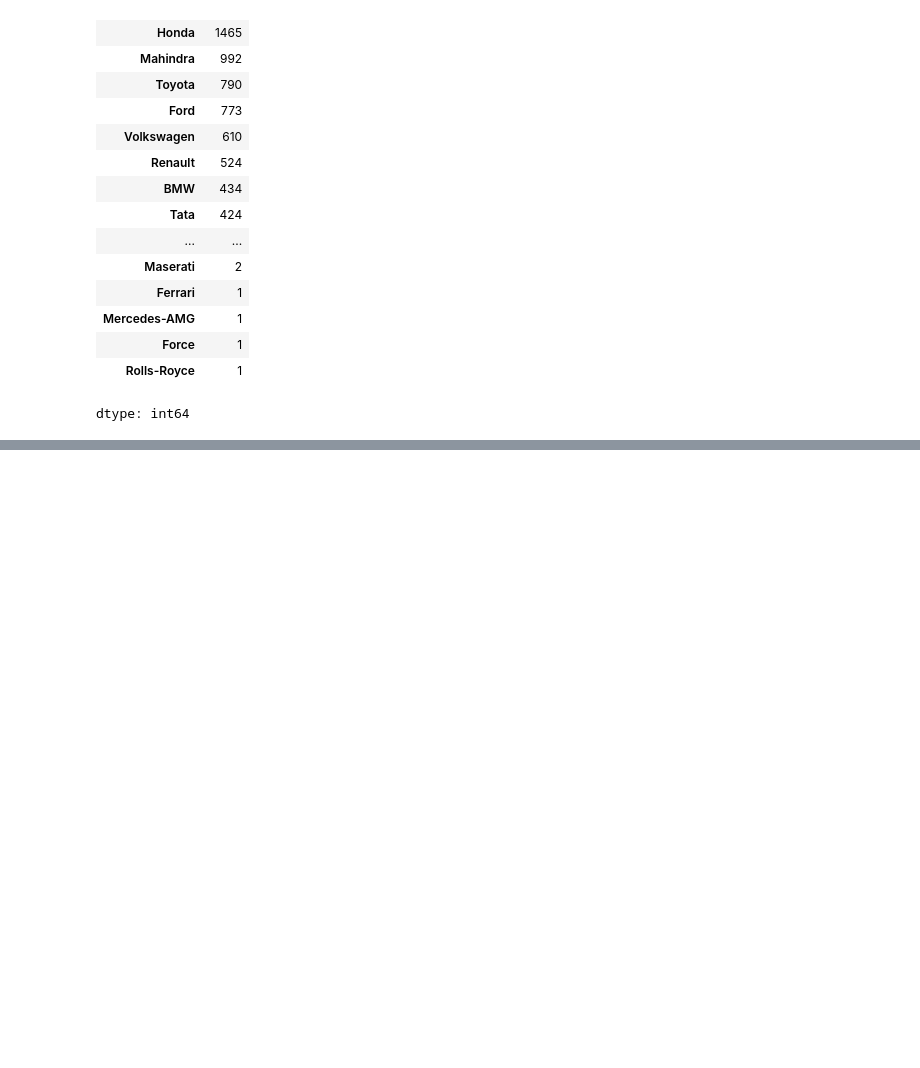
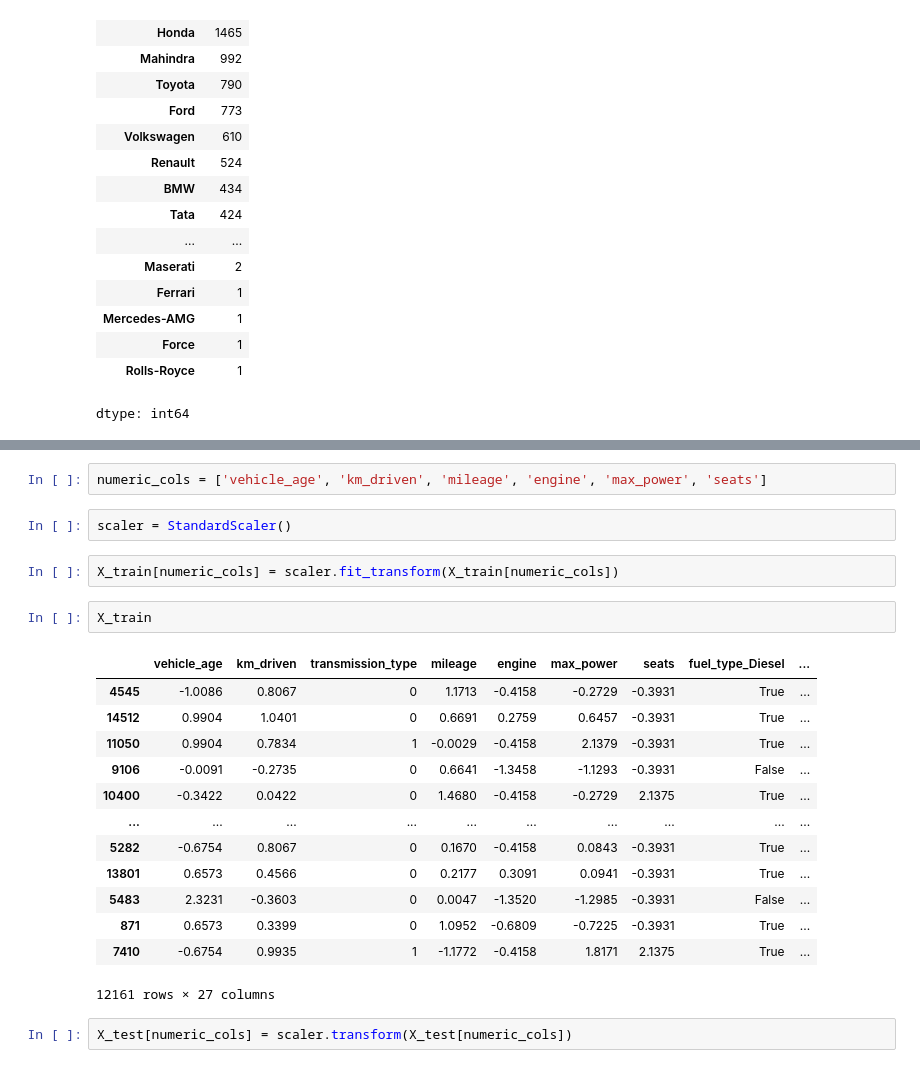
Before and after one commit to gracenaomi1122/my-first-repo, a Jupyter notebook: Batch2_Data_Cleaning.ipynb, the cells around one changed output, grey strips where cells are left out. Drawn from its saved outputs; the diff is of its cells as text; blank space fills up the shorter version.

```diff
--- a/Batch2_Data_Cleaning.ipynb
+++ b/Batch2_Data_Cleaning.ipynb
@@ -576,0 +770,24 @@ dtype: int64
+# %%
+numeric_cols = ['vehicle_age', 'km_driven', 'mileage', 'engine', 'max_power', 'seats']
+# %%
+scaler = StandardScaler()
+# %%
+X_train[numeric_cols] = scaler.fit_transform(X_train[numeric_cols])
+# %%
+X_train
+# %% [output]
+|  | vehicle_age | km_driven | transmission_type | mileage | engine | max_power | seats | fuel_type_Diesel | ... |
+| 4545 | -1.0086 | 0.8067 | 0 | 1.1713 | -0.4158 | -0.2729 | -0.3931 | True | ... |
+| 14512 | 0.9904 | 1.0401 | 0 | 0.6691 | 0.2759 | 0.6457 | -0.3931 | True | ... |
+| 11050 | 0.9904 | 0.7834 | 1 | -0.0029 | -0.4158 | 2.1379 | -0.3931 | True | ... |
+| 9106 | -0.0091 | -0.2735 | 0 | 0.6641 | -1.3458 | -1.1293 | -0.3931 | False | ... |
+| 10400 | -0.3422 | 0.0422 | 0 | 1.4680 | -0.4158 | -0.2729 | 2.1375 | True | ... |
+| ... | ... | ... | ... | ... | ... | ... | ... | ... | ... |
+| 5282 | -0.6754 | 0.8067 | 0 | 0.1670 | -0.4158 | 0.0843 | -0.3931 | True | ... |
+| 13801 | 0.6573 | 0.4566 | 0 | 0.2177 | 0.3091 | 0.0941 | -0.3931 | True | ... |
+| 5483 | 2.3231 | -0.3603 | 0 | 0.0047 | -1.3520 | -1.2985 | -0.3931 | False | ... |
+| 871 | 0.6573 | 0.3399 | 0 | 1.0952 | -0.6809 | -0.7225 | -0.3931 | True | ... |
+| 7410 | -0.6754 | 0.9935 | 1 | -1.1772 | -0.4158 | 1.8171 | 2.1375 | True | ... |
+12161 rows × 27 columns
+# %%
+X_test[numeric_cols] = scaler.transform(X_test[numeric_cols])
```
Also changed, not shown: parts of 14 cells of this notebook.
